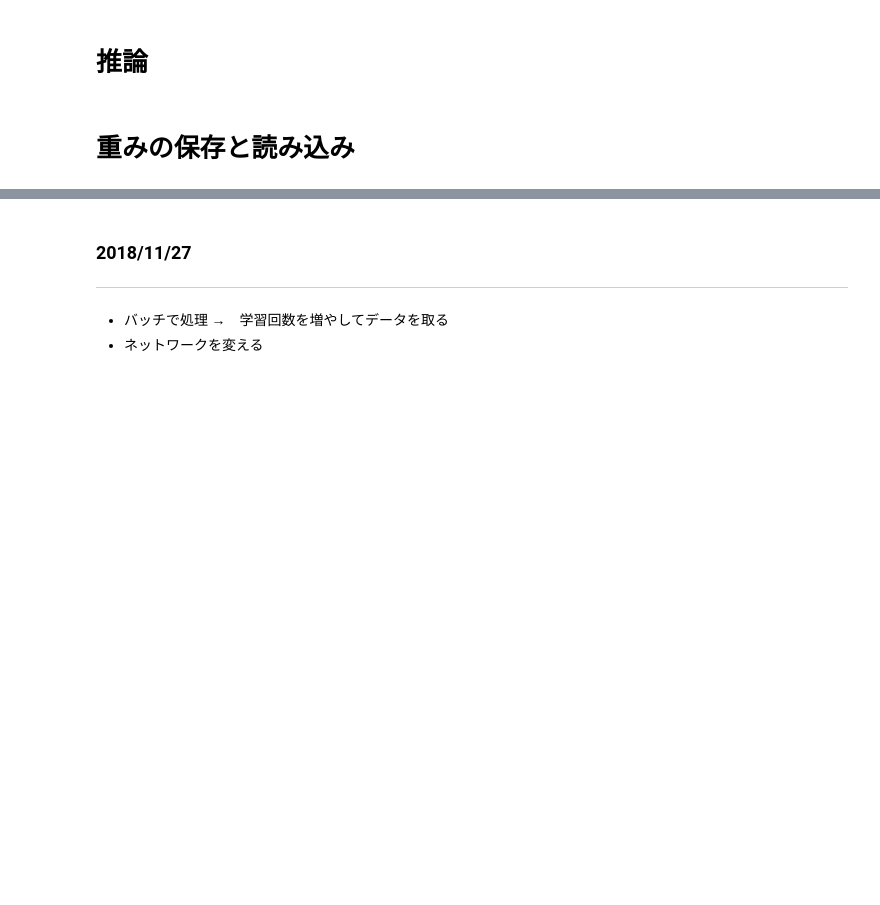
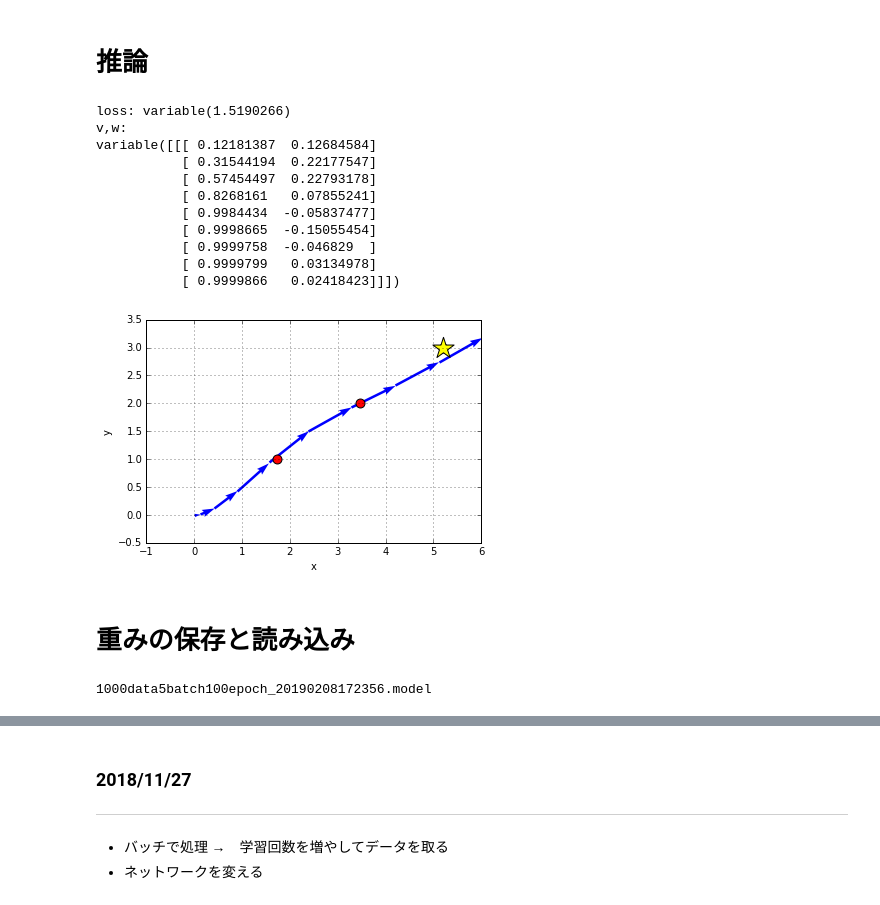
Before and after one commit to yotaseki/ParameterLearning, a Jupyter notebook: MovingCar.ipynb, the cells around one changed output, grey strips where cells are left out. Saved outputs shown, nothing was run; the diff lists cells and outputs as text; code cells hidden in the pictures; blank space fills up the shorter version.

```diff
--- a/MovingCar.ipynb
+++ b/MovingCar.ipynb
@@ -299,7 +323,8 @@ def stage_cost(predict_path, true_path):
 
 def loss_function(y, x_data):
     # y      [ batch, step,param]
-    # x_data [ batch, point, x-y]
+    # x_data [ batch, point_x-y]
+    x_data = F.reshape(x_data,(len(x_data),len(x_data[0])/2, 2) )
     num_step = len(y[0])
     cart = CartLayer(len(y))
     calc_car_pos(cart,y)
@@ -324,7 +349,7 @@ def loss_function(y, x_data):
     # print 'Dst :{}'.format(Dst)
     # print 'V :{}, v:{}'.format(V,v)
     # print 'W :{}, w:{}'.format(W,w)
-    E = (10*Dtc) + (Dst) + (1*V) + (1*W)
+    E = (1*Dtc) + (1*Dst) + (1*V) + (1*W)
     loss = F.mean(E)
     return loss
 # %%
@@ -336,8 +361,8 @@ def loss_function(y, x_data):
 # %%
 def train(x_data, max_epoch, batch_size, snapshot=10):
     num_step = 9  # 台車が進む回数
-    input_dim = len(x_data[0]) * 2
-    model = ModelPathGenerator(num_step, input_dim)
+    input_dim = len(x_data[0])
+    model = ModelPathGenerator(input_dim, num_step)
     opt = optimizers.Adam()
     gpu_id = -1
     if gpu_id >= 0:
@@ -347,7 +372,7 @@ def train(x_data, max_epoch, batch_size, snapshot=10):
     epoch = 0
     while train_iter.epoch < max_epoch:
         train_batch = np.array(train_iter.next())
-        x = Variable(train_batch.astype(np.float32).reshape(len(train_batch),2))
+        x = Variable(train_batch.astype(np.float32).reshape(len(train_batch),input_dim))
         y = model(x)
         loss = loss_function(y,x)
         model.cleargrads()
@@ -359,17 +384,16 @@ def train(x_data, max_epoch, batch_size, snapshot=10):
     return model
 
 # parameter
-batch_size = 10
+batch_size = 5
 max_epoch  = 100
 snapshot = 100
 # dataset
 data_size  = 1000
-NUM_STEP = 3
-r, theta = random_point(data_size*NUM_STEP)
+data_step = 3
+r, theta = random_point(data_size,0,8,-90,90)
 x_data = generate_dataset(r,theta)
-x_data = np.reshape(x_data,(1000,NUM_STEP*2))
 start_t = time.time()
-model = train(x_data, max_epoch, batch_size, snapshot)
+model = train(sample_dataX, max_epoch, batch_size, snapshot)
 process_time = time.time() - start_t
 print 'Time :{}'.format(process_time)
 # %% [output]
@@ -379,21 +419,35 @@ ValueError: cannot reshape array of size 60 into shape (10,2)
 # %%
 def predict(model, x_test, plot=0):
     x_data = Variable(x_test)
-    o = model(x_data)
-    car = CartLayer(len(o))
-    predpos = calc_car_pos(car, o)
+    y = model(x_data)
+    car = CartLayer(len(y))
+    predpos = calc_car_pos(car, y)
     truepos = Variable(x_test)
-    loss = loss_function(o,predpos, truepos)
+    loss = loss_function(y, x_data)
     print "loss: {}".format(loss)
-    print "v,w: \n{}".format(o)
+    print "v,w: \n{}".format(y)
     # print car.path
     if(plot>0):
-        plot_path(car.path, x_data.data[0])
+        plot_path(car.path.data, np.reshape(x_data.data, (len(x_data[0])/2, 2)))
 
-sample_r     = [2]
-sample_theta = [np.deg2rad(45)]
-sample_x_test = generate_dataset(sample_r,sample_theta)
+sample_r     = [2, 4, 6]
+sample_theta = [np.deg2rad(-30),np.deg2rad(-30),np.deg2rad(-30)]
+data_len = 3*2
+sample_x_test = generate_dataset(sample_r,sample_theta,data_len)
 predict(model, sample_x_test, plot=1)
+# %% [output]
+loss: variable(1.5190266)
+v,w:
+variable([[[ 0.12181387  0.12684584]
+           [ 0.31544194  0.22177547]
+           [ 0.57454497  0.22793178]
+           [ 0.8268161   0.07855241]
+           [ 0.9984434  -0.05837477]
+           [ 0.9998665  -0.15055454]
+           [ 0.9999758  -0.046829  ]
+           [ 0.9999799   0.03134978]
+           [ 0.9999866   0.02418423]]])
+[figure, added]
 # %% [markdown]
 # 重みの保存と読み込み
 # %%
@@ -414,6 +468,8 @@ name_datasize  = '{}data'.format(data_size)
 model_name = name_datasize + name_batch + name_epoch + '_' + name_date + '.model'
 print model_name
 # os.rename('tmp.model', model_name)
+# %% [output]
+1000data5batch100epoch_20190208172356.model
 # %%
 # load
 def load_pretrained(name):
```
Also changed, not shown: parts of 7 cells of this notebook.
